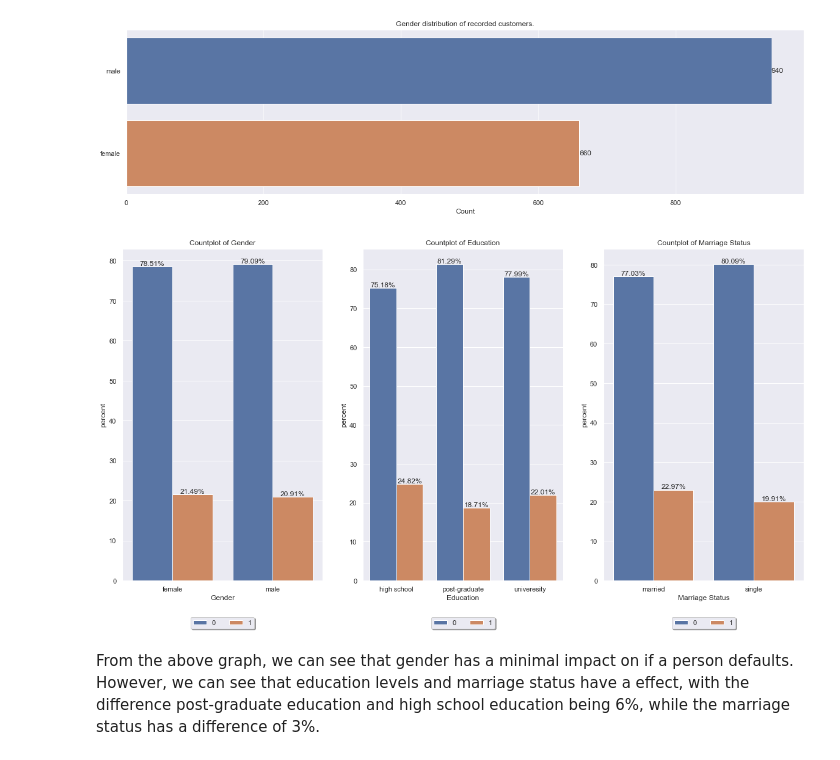
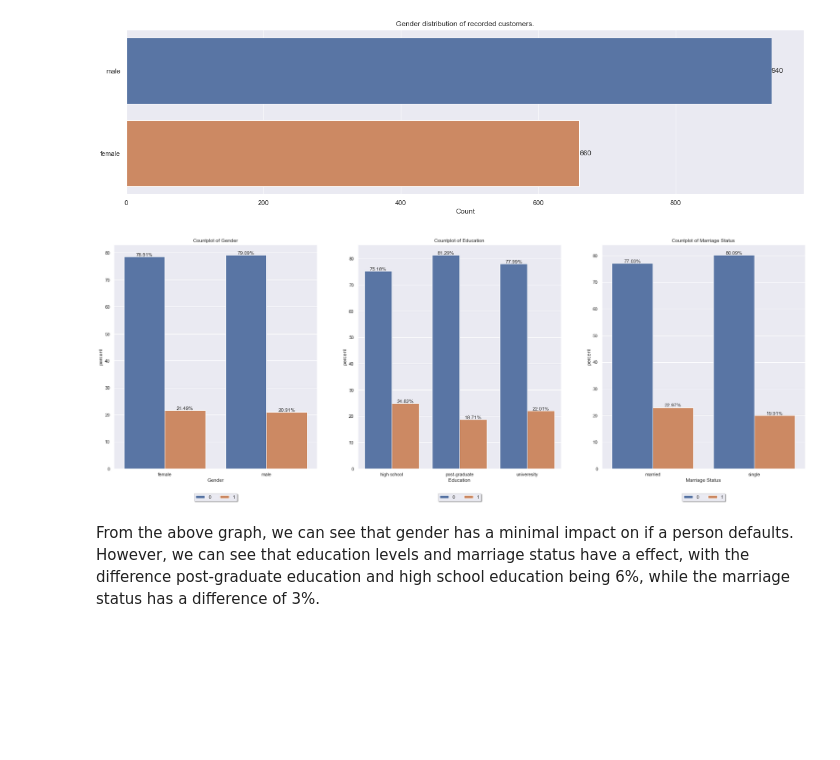
Before and after one commit to derpflections/AIML_BankDefaultClassification, a Jupyter notebook: index_classification.ipynb, the cells around one changed output. Cells and saved outputs as stored; diff of their text form; code cells hidden in the pictures; blank space fills up the shorter version.

```diff
--- a/index_classification.ipynb
+++ b/index_classification.ipynb
@@ -27,7 +27,7 @@ The output variable indicates if a customer defaulted on their next payment. A 0
 <font size = 5> Importing Libraries </font>
 <hr>
 # %%
-# %pip install imblearn
+%pip install imblearn
 
 import pickle
 import numpy as np
@@ -38,17 +38,15 @@ from sklearn.svm import SVC
 import matplotlib.pyplot as plt
 from warnings import simplefilter
 from sklearn.dummy import DummyClassifier
-from sklearn.tree import DecisionTreeClassifier
 from sklearn.preprocessing import StandardScaler
 from sklearn.neighbors import KNeighborsClassifier
 from sklearn.naive_bayes import BernoulliNB, GaussianNB
 from sklearn.metrics import RocCurveDisplay, make_scorer
 from imblearn.over_sampling import RandomOverSampler, SMOTE
-from sklearn.utils.class_weight import compute_class_weight
+from sklearn.tree import DecisionTreeClassifier,export_graphviz
 from sklearn.metrics import accuracy_score, confusion_matrix, classification_report, f1_score
 from sklearn.linear_model import LogisticRegression, RidgeClassifier, RidgeClassifierCV, Perceptron
 from sklearn.ensemble import RandomForestClassifier, GradientBoostingClassifier, AdaBoostClassifier, ExtraTreesClassifier
 from sklearn.model_selection import GridSearchCV, train_test_split, cross_validate, learning_curve
 
 simplefilter(action='ignore', category=FutureWarning)
-sns.set_style()
@@ -55,3 +62,5 @@ sns.set_style()
+# %%
+sns.set_theme()
 # %% [markdown]
 <hr>
 <font size = 5> Preparing data </font>
@@ -201,20 +216,19 @@ for i in ax.containers:
 [figure]
 # %%
 cols_to_display = ["Gender","Education","Marriage Status"]
-fig, axs = plt.subplots(1,3)
-sns.set(rc={'figure.figsize':(20,10)})
+fig, axs = plt.subplots(1,3, figsize = (30,10))
 e = 0
 for i in cols_to_display:
     x,y = i, 'Default payment next month'
     subplot_data = (eda_data.groupby(x)[y].value_counts(normalize=True).mul(100).rename('percent').reset_index())
     sns.barplot(data=subplot_data, x=x, y='percent', hue=y, ax=axs[e])
     axs[e].legend(loc="upper center", bbox_to_anchor=(0.5, -0.10), fancybox=True, shadow=True, ncol=3)
     axs[e].set_title("Countplot of " + i)
     for container in axs[e].containers:
         axs[e].bar_label(container, fmt = '%.2f%%')
     e += 1
 # %% [output]
-[figure, old version]
+[figure, new version]
 # %% [markdown]
 From the above graph, we can see that gender has a minimal impact on if a person defaults. However, we can see that education levels and marriage status have a effect, with the difference post-graduate education and high school education being 6%, while the marriage status has a difference of 3%.
 # %% [markdown]
```
Also changed, not shown: parts of 24 cells of this notebook, 1 other file.
